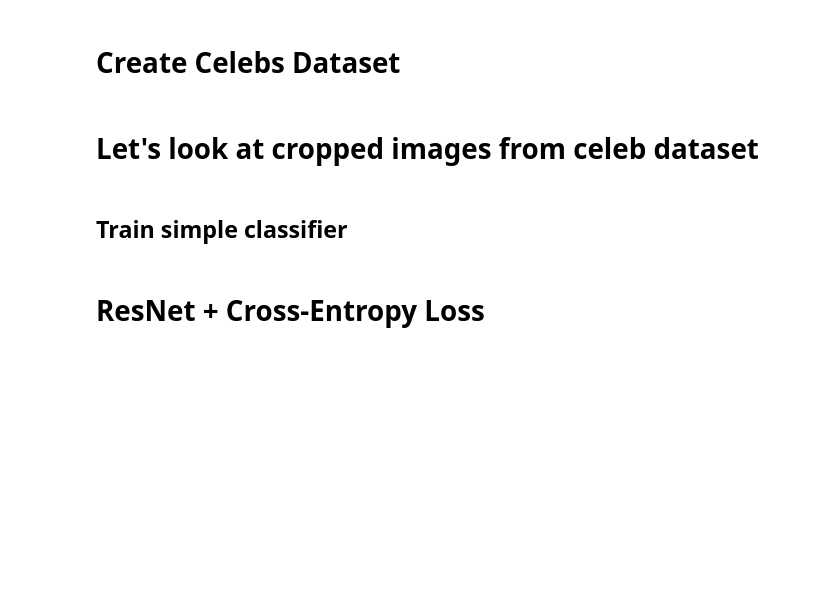
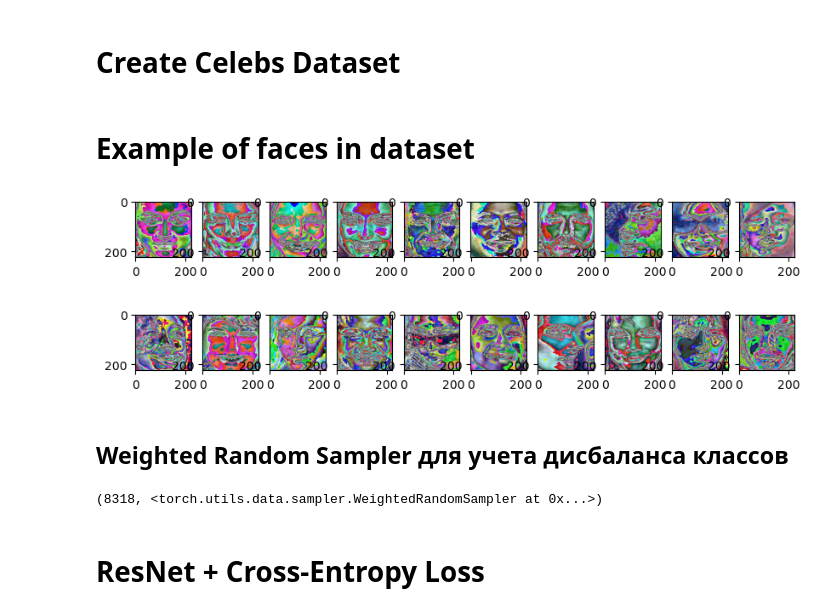
Before and after one commit to mikheevshow/Face-Recognition-Pipeline, a Jupyter notebook: train-face-recognition-nn.ipynb, the cells around one changed output. Cells and saved outputs as stored; diff of their text form; code cells hidden in the pictures; blank space fills up the shorter version.

```diff
--- a/train-face-recognition-nn.ipynb
+++ b/train-face-recognition-nn.ipynb
@@ -38,16 +54,15 @@ train_dataset = CelebDataset(mode='train')
 val_dataset = CelebDataset(mode='val')
 test_dataset = CelebDataset(mode='test')
 # %% [markdown]
-# Let's look at cropped images from celeb dataset
+# Example of faces in dataset
 # %%
-import random
-
-nrows, ncols = 1,  10
-fig, ax = plt.subplots(nrows=nrows, ncols=ncols, figsize=(10, 7))
-ax = ax.flatten()
-to_pil = tf.ToPILImage()
-for i in range(nrows * ncols):
-    rand_index = random.randint(0, len(train_dataset) - 1)
-    image_tensor = train_dataset.__getitem__(rand_index)[0]
-    pil_image = to_pil(image_tensor)
-    ax[i].imshow(pil_image)
+def draw_samples(dataset: Dataset):
+    nrows, ncols = 1,  10
+    fig, ax = plt.subplots(nrows=nrows, ncols=ncols, figsize=(10, 7))
+    ax = ax.flatten()
+    to_pil = tf.ToPILImage()
+    for i in range(nrows * ncols):
+        rand_index = random.randint(0, len(dataset) - 1)
+        image_tensor = dataset[rand_index][0]
+        pil_image = to_pil(image_tensor)
+        ax[i].imshow(pil_image)
@@ -60,5 +69,26 @@ test_dataloader = DataLoader(dataset=test_dataset, batch_size=batch_size)
+# %%
+draw_samples(train_dataset)
+# %% [output]
+[figure, added]
+# %%
+draw_samples(val_dataset)
+# %% [output]
+[figure, added]
 # %% [markdown]
-## Train simple classifier
+## Weighted Random Sampler для учета дисбаланса классов
+# %%
+from collections  import Counter
+from torch.utils.data.sampler import WeightedRandomSampler
+
+train_targets = train_dataset.train_images['Target']
+targets_count = Counter(i for i in train_targets)
+weights = [1/targets_count.get(i) for i in train_targets]
+
+weighted_random_sampler = WeightedRandomSampler(weights, num_samples=len(weights))
+
+len(weights), weighted_random_sampler
+# %% [output]
+(8318, <torch.utils.data.sampler.WeightedRandomSampler at 0x...>)
 # %% [markdown]
 
 # ResNet + Cross-Entropy Loss
```
Also changed, not shown: parts of 26 cells of this notebook, 2 other files.
